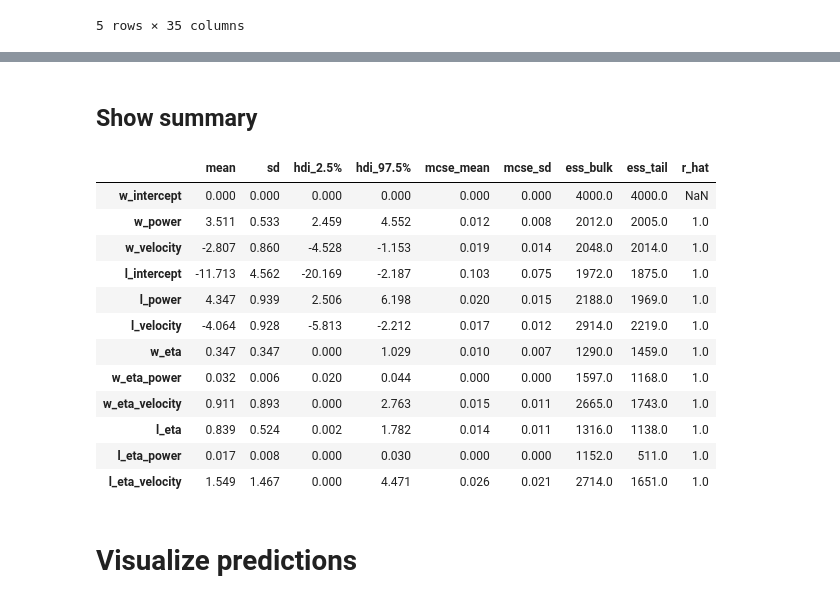
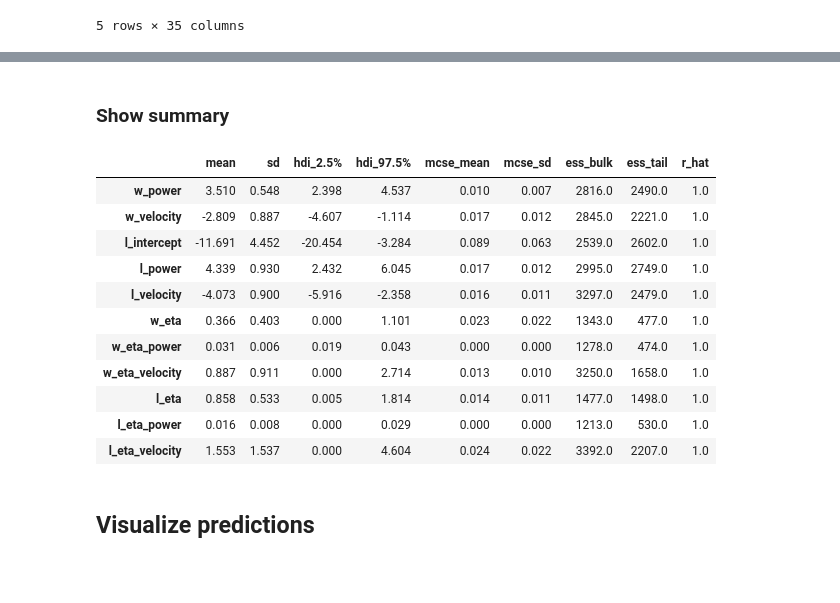
Before and after one commit to ipa/configurable_ablation, a Jupyter notebook: calibration.ipynb, the cells around one changed output, grey strips where cells are left out. Saved outputs shown, nothing was run; the diff lists cells and outputs as text; code cells hidden in the pictures; blank space fills up the shorter version.

```diff
--- a/calibration.ipynb
+++ b/calibration.ipynb
@@ -42,6 +44,7 @@ sns.regplot(data = data, x = "velocity", y = "delta_length");
 # %%
-X = data[['output_power', 'velocity']].values
-y = data[['width', 'delta_length']].values
+X = data[['output_power', 'velocity']].values.astype(np.float32)
+y = data[['width', 'delta_length']].values.astype(np.float32)
 print(X.shape, y.shape)
+print(X.dtype, y.dtype)
 # %% [output]
 (46, 2) (46, 2)
@@ -49,7 +53,7 @@ print(X.shape, y.shape)
 
 with pm.Model() as model:
     # define priors
-    w_intercept = pm.Constant('w_intercept', 0)
+    w_intercept = pm.Data('w_intercept', 0, mutable=False)
     w_power = pm.Normal('w_power', 3, 2)
     w_velocity = pm.Normal('w_velocity', -3, 2)
 
@@ -66,7 +70,7 @@ with pm.Model() as model:
     l_eta_velocity = pm.Exponential('l_eta_velocity', 1)
 
     # data
-    X_ = pm.Data('features', X)
+    X_ = pm.Data('features', X, mutable=True)
 
     # predictions width
     width_mu = pm.Deterministic('width_mu', w_intercept + w_power * np.log(X_[:,0]) + w_velocity * np.log(X_[:,1]))
@@ -79,11 +83,5 @@ with pm.Model() as model:
     length_obs = pm.Normal('length', length_mu, length_sd, observed=y[:,1])
 
     # use MCMC to sample
-    trace = pm.sample(return_inferencedata=False, draws=1000, tune=1000, chains=4, cores=1)
-    prior = pm.sample_prior_predictive()
-    posterior_predictive = pm.sample_posterior_predictive(trace)
-
-    pymc_data = az.from_pymc3(trace=trace,
-                              prior=prior,
-                              posterior_predictive=posterior_predictive)
+    trace = pm.sample(draws=1000, tune=1000, chains=4, cores=1)
 # %% [output]
@@ -104,18 +97,17 @@ There were 9 divergences after tuning. Increase `target_accept` or reparameteriz
 # %% [markdown]
-## Show summary
+### Show summary
 # %%
-az.summary(pymc_data, var_names=["~width_mu", "~width_sd", "~length_mu", "~length_sd"], hdi_prob=0.95)
+az.summary(trace, var_names=["~width_mu", "~width_sd", "~length_mu", "~length_sd"], hdi_prob=0.95)
 # %% [output]
 |  | mean | sd | hdi_2.5% | hdi_97.5% | mcse_mean | mcse_sd | ess_bulk | ess_tail | r_hat |
-| w_intercept | 0.000 | 0.000 | 0.000 | 0.000 | 0.000 | 0.000 | 4000.0 | 4000.0 | NaN |
-| w_power | 3.511 | 0.533 | 2.459 | 4.552 | 0.012 | 0.008 | 2012.0 | 2005.0 | 1.0 |
-| w_velocity | -2.807 | 0.860 | -4.528 | -1.153 | 0.019 | 0.014 | 2048.0 | 2014.0 | 1.0 |
-| l_intercept | -11.713 | 4.562 | -20.169 | -2.187 | 0.103 | 0.075 | 1972.0 | 1875.0 | 1.0 |
-| l_power | 4.347 | 0.939 | 2.506 | 6.198 | 0.020 | 0.015 | 2188.0 | 1969.0 | 1.0 |
-| l_velocity | -4.064 | 0.928 | -5.813 | -2.212 | 0.017 | 0.012 | 2914.0 | 2219.0 | 1.0 |
-| w_eta | 0.347 | 0.347 | 0.000 | 1.029 | 0.010 | 0.007 | 1290.0 | 1459.0 | 1.0 |
-| w_eta_power | 0.032 | 0.006 | 0.020 | 0.044 | 0.000 | 0.000 | 1597.0 | 1168.0 | 1.0 |
-| w_eta_velocity | 0.911 | 0.893 | 0.000 | 2.763 | 0.015 | 0.011 | 2665.0 | 1743.0 | 1.0 |
-| l_eta | 0.839 | 0.524 | 0.002 | 1.782 | 0.014 | 0.011 | 1316.0 | 1138.0 | 1.0 |
-| l_eta_power | 0.017 | 0.008 | 0.000 | 0.030 | 0.000 | 0.000 | 1152.0 | 511.0 | 1.0 |
-| l_eta_velocity | 1.549 | 1.467 | 0.000 | 4.471 | 0.026 | 0.021 | 2714.0 | 1651.0 | 1.0 |
+| w_power | 3.510 | 0.548 | 2.398 | 4.537 | 0.010 | 0.007 | 2816.0 | 2490.0 | 1.0 |
+| w_velocity | -2.809 | 0.887 | -4.607 | -1.114 | 0.017 | 0.012 | 2845.0 | 2221.0 | 1.0 |
+| l_intercept | -11.691 | 4.452 | -20.454 | -3.284 | 0.089 | 0.063 | 2539.0 | 2602.0 | 1.0 |
+| l_power | 4.339 | 0.930 | 2.432 | 6.045 | 0.017 | 0.012 | 2995.0 | 2749.0 | 1.0 |
+| l_velocity | -4.073 | 0.900 | -5.916 | -2.358 | 0.016 | 0.011 | 3297.0 | 2479.0 | 1.0 |
+| w_eta | 0.366 | 0.403 | 0.000 | 1.101 | 0.023 | 0.022 | 1343.0 | 477.0 | 1.0 |
+| w_eta_power | 0.031 | 0.006 | 0.019 | 0.043 | 0.000 | 0.000 | 1278.0 | 474.0 | 1.0 |
+| w_eta_velocity | 0.887 | 0.911 | 0.000 | 2.714 | 0.013 | 0.010 | 3250.0 | 1658.0 | 1.0 |
+| l_eta | 0.858 | 0.533 | 0.005 | 1.814 | 0.014 | 0.011 | 1477.0 | 1498.0 | 1.0 |
+| l_eta_power | 0.016 | 0.008 | 0.000 | 0.029 | 0.000 | 0.000 | 1213.0 | 530.0 | 1.0 |
+| l_eta_velocity | 1.553 | 1.537 | 0.000 | 4.604 | 0.024 | 0.022 | 3392.0 | 2207.0 | 1.0 |
@@ -124,5 +114,5 @@ az.summary(pymc_data, var_names=["~width_mu", "~width_sd", "~length_mu", "~lengt
 # %% [markdown]
-# Visualize predictions
+## Visualize predictions
 # %%
 x_new = np.vstack((np.vstack((np.linspace(0, 120, 120), np.repeat(0.1, 120))).T,
                    np.vstack((np.linspace(0, 120, 120), np.repeat(0.05, 120))).T))
```
Also changed, not shown: parts of 19 cells of this notebook.
